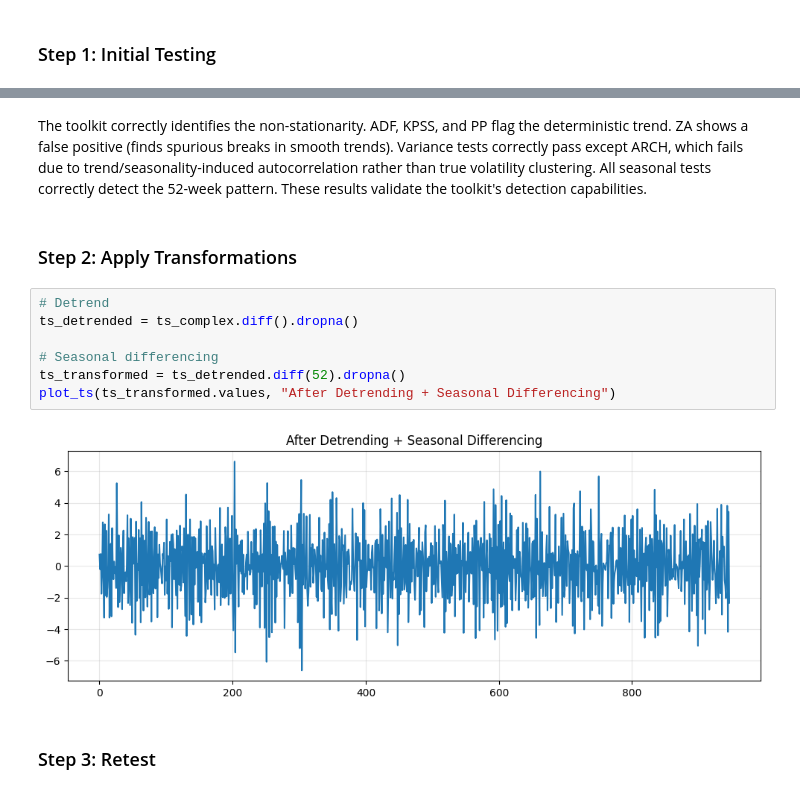
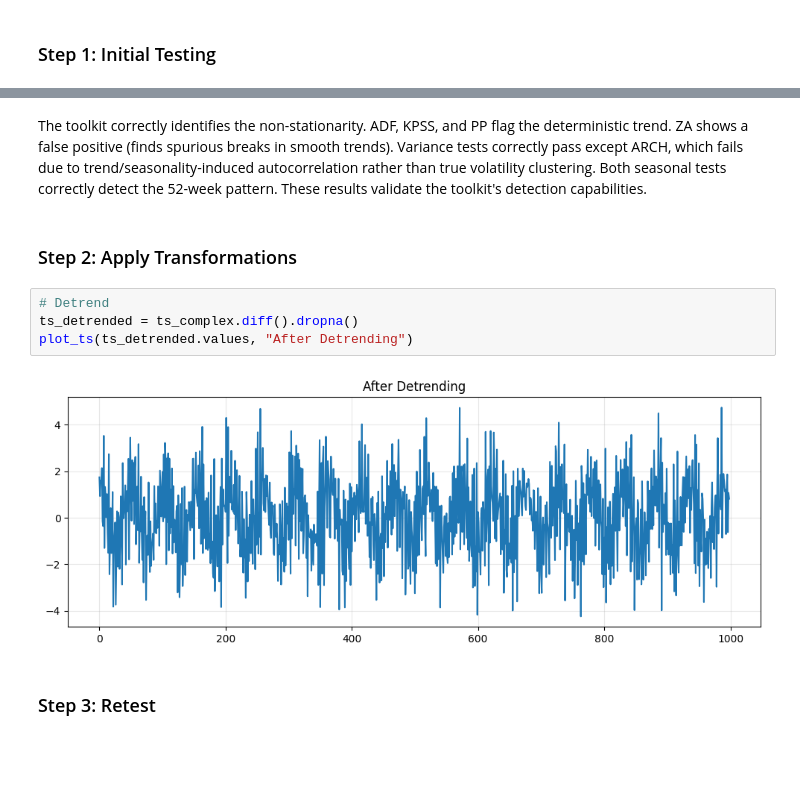
Before and after one commit to mbsuraj/stationarityToolkit, a Jupyter notebook: examples/detailed_usage.ipynb, the cells around one changed output, grey strips where cells are left out. Saved outputs shown, nothing was run; the diff lists cells and outputs as text; blank space fills up the shorter version.

Commit message:
remove ocsb test update docs

```diff
--- a/examples/detailed_usage.ipynb
+++ b/examples/detailed_usage.ipynb
@@ -280,15 +273,12 @@ result_before.report()
 # %% [markdown]
-The toolkit correctly identifies the non-stationarity. ADF, KPSS, and PP flag the deterministic trend. ZA shows a false positive (finds spurious breaks in smooth trends). Variance tests correctly pass except ARCH, which fails due to trend/seasonality-induced autocorrelation rather than true volatility clustering. All seasonal tests correctly detect the 52-week pattern. These results validate the toolkit's detection capabilities.
+The toolkit correctly identifies the non-stationarity. ADF, KPSS, and PP flag the deterministic trend. ZA shows a false positive (finds spurious breaks in smooth trends). Variance tests correctly pass except ARCH, which fails due to trend/seasonality-induced autocorrelation rather than true volatility clustering. Both seasonal tests correctly detect the 52-week pattern. These results validate the toolkit's detection capabilities.
 # %% [markdown]
 ### Step 2: Apply Transformations
 # %%
 # Detrend
 ts_detrended = ts_complex.diff().dropna()
-
-# Seasonal differencing
-ts_transformed = ts_detrended.diff(52).dropna()
-plot_ts(ts_transformed.values, "After Detrending + Seasonal Differencing")
+plot_ts(ts_detrended.values, "After Detrending")
 # %% [output]
-[figure, old version]
+[figure, new version]
 # %% [markdown]
 ### Step 3: Retest
```
Also changed, not shown: parts of 31 cells of this notebook, 11 other files.
